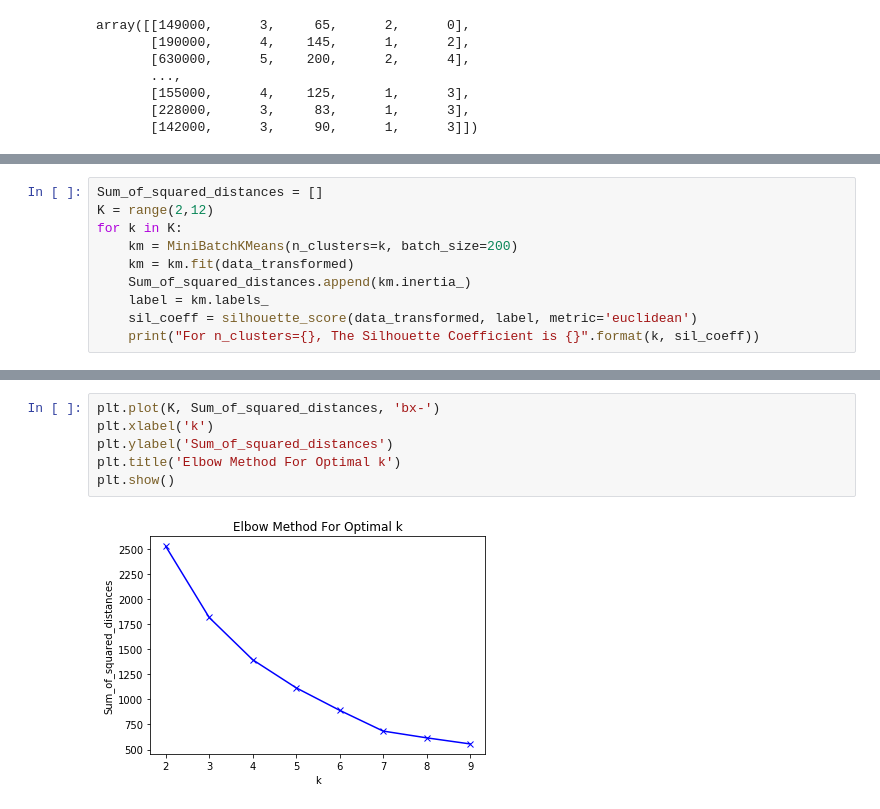
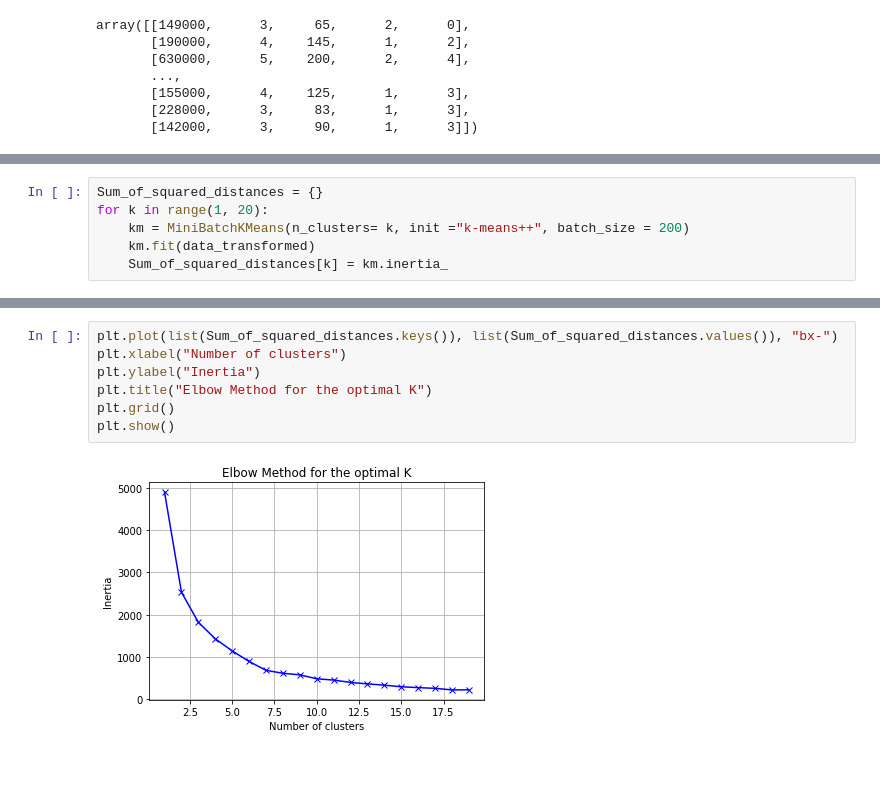
Before and after one commit to legentz/ADM-HW4, a Jupyter notebook: Clustering_Information.ipynb, the cells around one changed output, grey strips where cells are left out. Saved outputs shown, nothing was run; the diff lists cells and outputs as text; blank space fills up the shorter version.

Commit message:
clustering infromation

```diff
--- a/Clustering_Information.ipynb
+++ b/Clustering_Information.ipynb
@@ -95,12 +86,8 @@ array([[2.29229231e-04, 5.00000000e-01, 2.32728119e-04, 5.00000000e-01,
        [2.18460000e-04, 5.00000000e-01, 3.23637541e-04, 0.00000000e+00,
         3.07692308e-01]])
 # %%
-Sum_of_squared_distances = []
-K = range(2,12)
-for k in K:
-    km = MiniBatchKMeans(n_clusters=k, batch_size=200)
-    km = km.fit(data_transformed)
-    Sum_of_squared_distances.append(km.inertia_)
-    label = km.labels_
-    sil_coeff = silhouette_score(data_transformed, label, metric='euclidean')
-    print("For n_clusters={}, The Silhouette Coefficient is {}".format(k, sil_coeff))
+Sum_of_squared_distances = {}
+for k in range(1, 20):
+    km = MiniBatchKMeans(n_clusters= k, init ="k-means++", batch_size = 200)
+    km.fit(data_transformed)
+    Sum_of_squared_distances[k] = km.inertia_
@@ -118,8 +94,9 @@ For n_clusters=11, The Silhouette Coefficient is 0.5219318121152503
 # %%
-plt.plot(K, Sum_of_squared_distances, 'bx-')
-plt.xlabel('k')
-plt.ylabel('Sum_of_squared_distances')
-plt.title('Elbow Method For Optimal k')
+plt.plot(list(Sum_of_squared_distances.keys()), list(Sum_of_squared_distances.values()), "bx-")
+plt.xlabel("Number of clusters")
+plt.ylabel("Inertia")
+plt.title("Elbow Method for the optimal K")
+plt.grid()
 plt.show()
 # %% [output]
-[figure, old version]
+[figure, new version]
```
Also changed, not shown: parts of 11 cells of this notebook, 1 other file.
